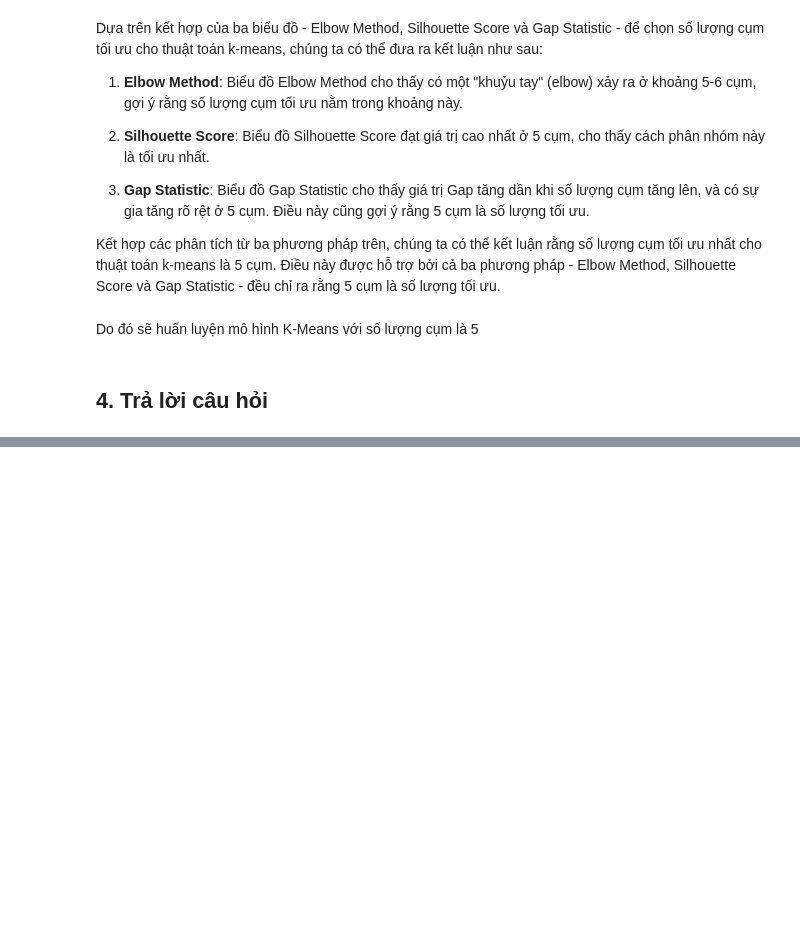
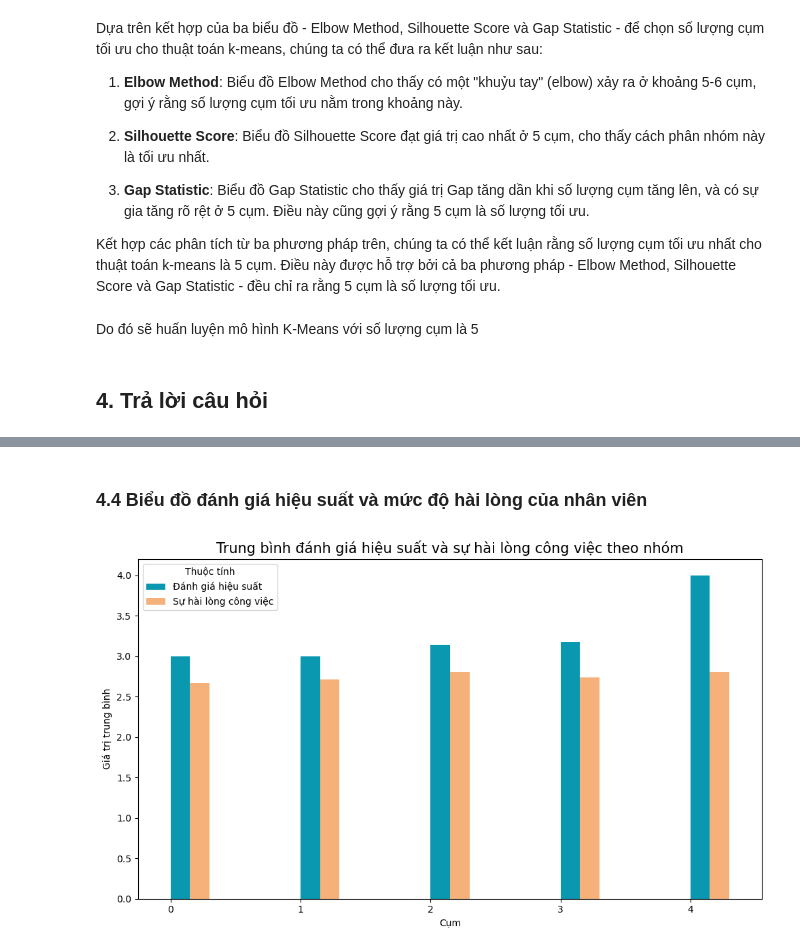
Before and after one commit to hungchou8994/LTKHDL, a Jupyter notebook: data_modeling/data_model.ipynb, the cells around one changed output, grey strips where cells are left out. Drawn from its saved outputs; the diff is of its cells as text; code cells hidden in the pictures; blank space fills up the shorter version.

```diff
--- a/data_modeling/data_model.ipynb
+++ b/data_modeling/data_model.ipynb
@@ -317,0 +448,25 @@ clusters = kmeans.fit_predict(scaled_data)
+# %% [markdown]
+### **4.4 Biểu đồ đánh giá hiệu suất và mức độ hài lòng của nhân viên**
+# %%
+cluster_means = data.groupby('Cluster')[['PerformanceRating', 'JobSatisfaction']].mean()
+
+cluster_means = cluster_means.rename(columns={
+    'PerformanceRating': 'Đánh giá hiệu suất',
+    'JobSatisfaction': 'Sự hài lòng công việc'
+})
+
+# Vẽ biểu đồ cột đôi
+cluster_means.plot(kind='bar', width=0.3, position=0, figsize=(10, 6), color=['#0A97B0', '#F6B17A'])
+
+# Thêm tiêu đề và nhãn
+plt.title("Trung bình đánh giá hiệu suất và sự hài lòng công việc theo nhóm", size=15)
+plt.xlabel("Cụm")
+plt.ylabel("Giá trị trung bình")
+plt.xticks(rotation=0)  # Giữ nhãn trục x thẳng
+plt.legend(title="Thuộc tính", loc='upper left')
+
+# Hiển thị biểu đồ
+plt.tight_layout()  # Đảm bảo các nhãn không bị che khuất
+plt.show()
+# %% [output]
+[figure, added]
```
Also changed, not shown: parts of 21 cells of this notebook.
